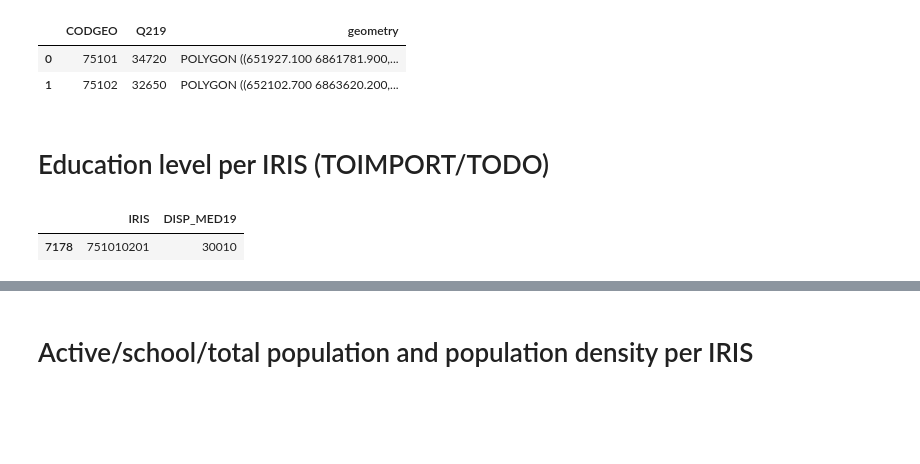
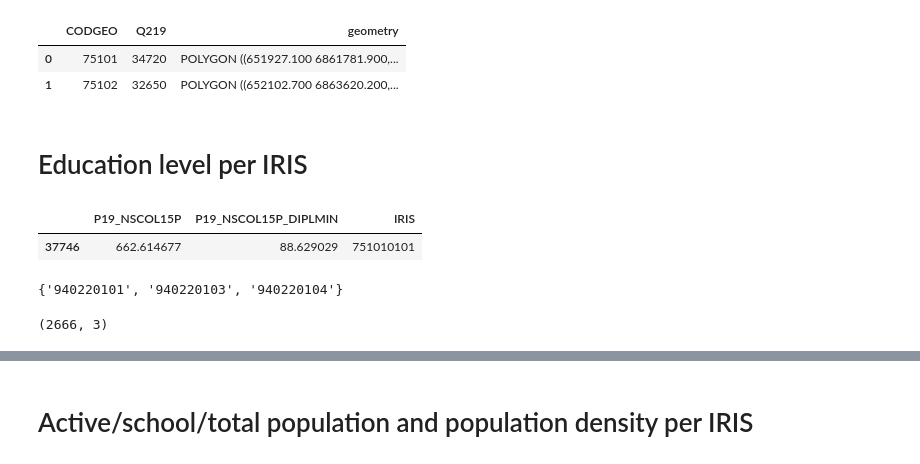
Before and after one commit to AurianeTec/Thesis, a Jupyter notebook: 3_Add_socioeconomic_data.ipynb, the cells around one changed output, grey strips where cells are left out. Cells and saved outputs as stored; diff of their text form; code cells hidden in the pictures; blank space fills up the shorter version.

```diff
--- a/3_Add_socioeconomic_data.ipynb
+++ b/3_Add_socioeconomic_data.ipynb
@@ -323,20 +326,51 @@ median_income_IRIS_GPM_complete = median_income_IRIS_GPM_complete.rename(columns
 median_income_IRIS_GPM_complete['CODE_IRIS'] = median_income_IRIS_GPM_complete['CODE_IRIS'].astype('int64')
 median_income_IRIS_GPM_complete = median_income_IRIS_GPM_complete.drop(columns = 'geometry')
 # %% [markdown]
-# Education level per IRIS (TOIMPORT/TODO)
+# Education level per IRIS
 # %%
-#--- Get IRIS -level data from INSEE
-# from: TODO??
-df = pd.read_csv('data/raw/IRIS_DATA/BASE_TD_FILO_DISP_IRIS_2019.csv', sep = ';')
-df_meta = pd.read_csv('data/raw/IRIS_DATA/meta_BASE_TD_FILO_DISP_IRIS_2019.csv', sep = ';').drop_duplicates(subset = 'COD_VAR')
+#--- Get IRIS-level data from INSEE
+df = pd.read_csv('data/raw/base-ic-diplomes-formation-2019_csv/base-ic-diplomes-formation-2019.CSV', sep = ';')
+df['IRIS'] = df['IRIS'].astype('string')
+df_meta = pd.read_csv('data/raw/base-ic-diplomes-formation-2019_csv/meta_base-ic-diplomes-formation-2019.CSV', sep = ';')
 
 vars_of_interest = ['IRIS',
-                    'DISP_MED19', # Revenu médian (euros) par UC
+                    'P19_NSCOL15P', # ppl 15+ out of school
+                    'P19_NSCOL15P_DIPLMIN', # ppl 15+ out of school without any diploma
                     ]
 
 df_meta_vars = df_meta.loc[df_meta['COD_VAR'].isin(vars_of_interest)].drop_duplicates(subset = 'COD_VAR')
-median_income_IRIS_GPM = df.loc[(df['IRIS'].isin(IRIS_GPM['CODE_IRIS'])), df_meta_vars['COD_VAR'].values]
-median_income_IRIS_GPM.head(1)
+pop_no_diploma = df.loc[(df['IRIS'].isin(IRIS_GPM['CODE_IRIS'])), df_meta_vars['COD_VAR'].values]
+pop_no_diploma.head(1)
 # %% [output]
-|  | IRIS | DISP_MED19 |
-| 7178 | 751010201 | 30010 |
+|  | P19_NSCOL15P | P19_NSCOL15P_DIPLMIN | IRIS |
+| 37746 | 662.614677 | 88.629029 | 751010101 |
+# %%
+GPM_IRIS = set(IRIS_GPM['CODE_IRIS'].tolist())
+pop_IRIS = set(pop_no_diploma['IRIS'].tolist())
+
+GPM_IRIS-pop_IRIS
+# %% [output]
+{'940220101', '940220103', '940220104'}
+# %%
+#--- Fill in the missing values with those of IRIS 940220102
+
+# New rows to be added
+new_rows = pd.DataFrame({
+    'P19_NSCOL15P': [None, None, None],
+    'P19_NSCOL15P_DIPLMIN': [None, None, None],
+    'IRIS': ['940220101', '940220103', '940220104']
+})
+
+# Get the values from the row with IRIS = '940220102'
+values_to_fill = pop_no_diploma.loc[pop_no_diploma['IRIS'] == '940220102', ['P19_NSCOL15P', 'P19_NSCOL15P_DIPLMIN']].iloc[0]
+
+# Assign the values to the new rows
+new_rows.loc[:, 'P19_NSCOL15P'] = values_to_fill['P19_NSCOL15P']
+new_rows.loc[:, 'P19_NSCOL15P_DIPLMIN'] = values_to_fill['P19_NSCOL15P_DIPLMIN']
+
+# Concatenate the original DataFrame with the new rows
+pop_no_diploma = pd.concat([pop_no_diploma, new_rows], ignore_index=True)
+
+pop_no_diploma.shape
+# %% [output]
+(2666, 3)
```
Also changed, not shown: parts of 7 cells of this notebook, 1 other file.
